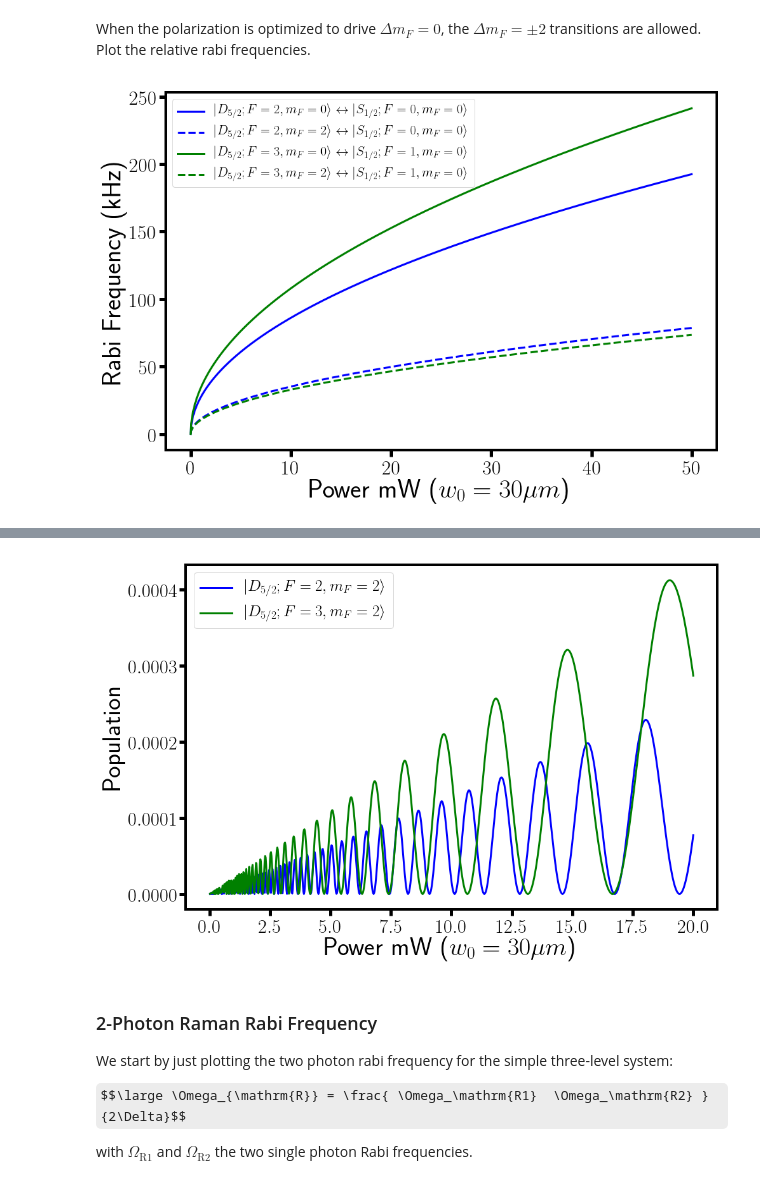
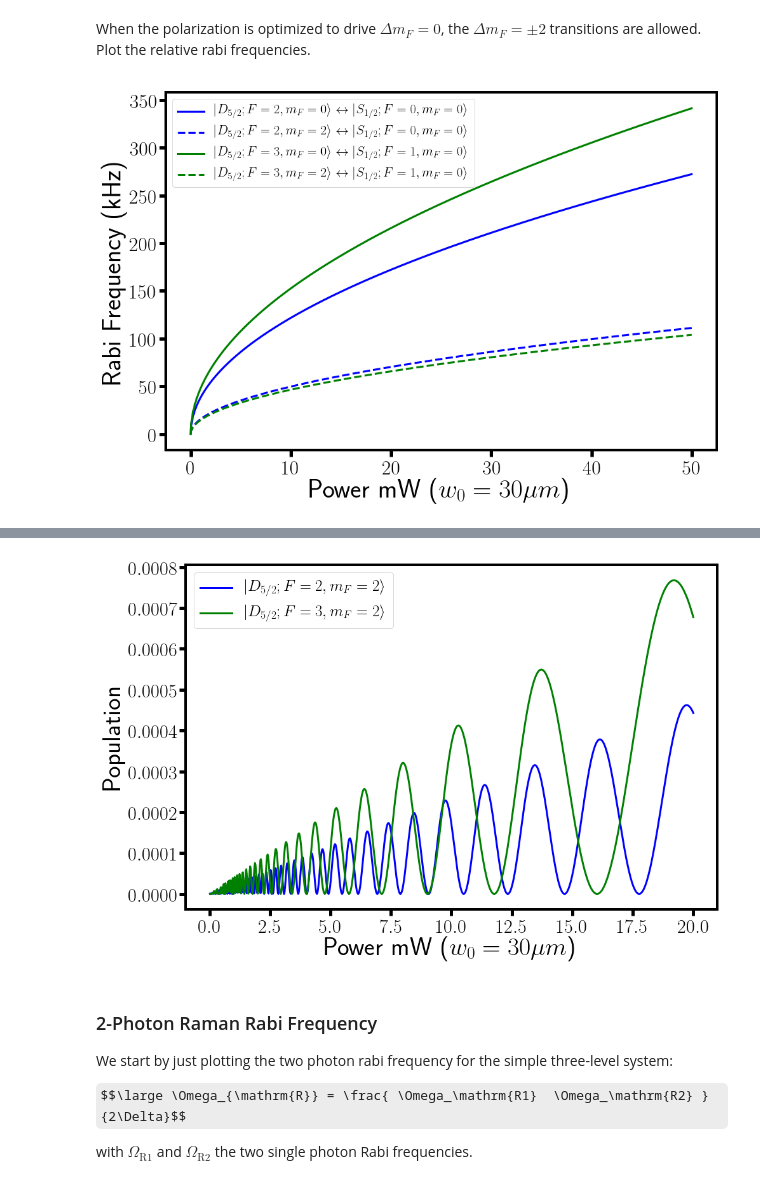
Before and after one commit to barium-project/python-notebooks, a Jupyter notebook: Quadrupole Transitions.ipynb, the cells around one changed output, grey strips where cells are left out. Saved outputs shown, nothing was run; the diff lists cells and outputs as text; code cells hidden in the pictures; some formulas as TeX source.

```diff
--- a/Quadrupole Transitions.ipynb
+++ b/Quadrupole Transitions.ipynb
@@ -82,8 +82,8 @@ hbar = 1.054e-34
 w = (30.e-6)
 # laser power
 P = 5.0e-3
-# intensity
-I = P/np.pi/w**2
+# intensity on axis
+I = 2*P/np.pi/w**2
 
 # define wave vector and b-field polarizations
 # phi is the angle between laser wave vector and b-field direction
@@ -194,7 +194,7 @@ When the polarization is optimized to drive $\Delta m_F = 0$, the $\Delta m_F =
 rcParams['axes.linewidth'] = 4
 rcParams["figure.figsize"] = 15, 10
 P = np.linspace(0,50.e-3, 1000)
-I = P/np.pi/w**2
+I = 2*P/np.pi/w**2
 
 omega = np.zeros((4,len(P)))
 # for mF = 0 <-> mF' = 0 strongest transtion is given by (see Roos):
@@ -220,14 +220,14 @@ tick_params(labelsize = 30)
 tick_params(width=5, length=10)
 show()
 # %% [output]
-[figure, old version]
+[figure, new version]
 # %% [markdown]
 That might be bad. To get an estimate, what's the population transfer from the $m_F = 0 \rightarrow m_{F'} = 2$ when tuned to the clock state transtion, using a pulse duration for clock-state pi-pulse, but assuming the clock state is not driven, i.e a two-level system between the $m_F = 0 \rightarrow m_{F'} = 2$ with the laser detuned.
 <img src="two_level_estimates.png">
 # %%
 P = np.linspace(0,20.e-3, 1000)
-I = P/np.pi/w**2
-B = 5.0 # Gauss, experiment magnetic field strength
+I = 2*P/np.pi/w**2
+B = 5.2 # Gauss, experiment magnetic field strength
 
 # detuning from linear zeeman shift. We know g_F = 1 for F' = 3 and g_F = 1.4 for F' = 2, so E = g_F*delta_mF*1.4MHz/G*B
 delta_22_00 = 1.4*2*1.4*B*1e6
@@ -243,34 +243,34 @@ omega_32_10 = Rabi(3, 2, 1, 0, phi, gamma,I)
 
 '''
 print delta_22_00
 print delta_32_10
 print omega_20_00
 print omega_22_00
 print omega_30_10
 print omega_32_10
 '''
 
 # get the pi time for the clock state and use that
 t_pi_20_00 = np.pi/omega_20_00
 t_pi_30_10 = np.pi/omega_30_10
 
 P_22_00 = omega_22_00**2/(omega_22_00**2 + delta_22_00**2)*np.sin(np.sqrt(omega_22_00**2 + delta_22_00**2)*t_pi_20_00/2)**2
 P_32_10 = omega_32_10**2/(omega_32_10**2 + delta_32_10**2)*np.sin(np.sqrt(omega_32_10**2 + delta_32_10**2)*t_pi_30_10/2)**2
 
 #print r'F = 2, m_F = 2 Population :', '{:.3e}'.format(P_22_00)
 #print r'F = 3, m_F = 2 Population :', '{:.3e}'.format(P_32_10)
 
 plot(P*1e3, P_22_00, color = 'b', linewidth = 3, label = r'$\vert D_{5/2};F =2,m_F = 2\rangle$')
 plot(P*1e3, P_32_10, color = 'g',  linewidth = 3, label = r'$\vert D_{5/2};F =3,m_F = 2\rangle$')
 
 legend(fontsize = 25)
 xlabel(r'Power mW ($w_0  = 30 \mu m$)', fontsize = 40)
 ylabel('Population', fontsize = 40)
 tick_params(labelsize = 30)
 tick_params(width=5, length=10)
 show()
 # %% [output]
-[figure, old version]
+[figure, new version]
 # %% [markdown]
 ### 2-Photon Raman Rabi Frequency
 
```
Also changed, not shown: parts of 3 cells of this notebook, 1 other file.
